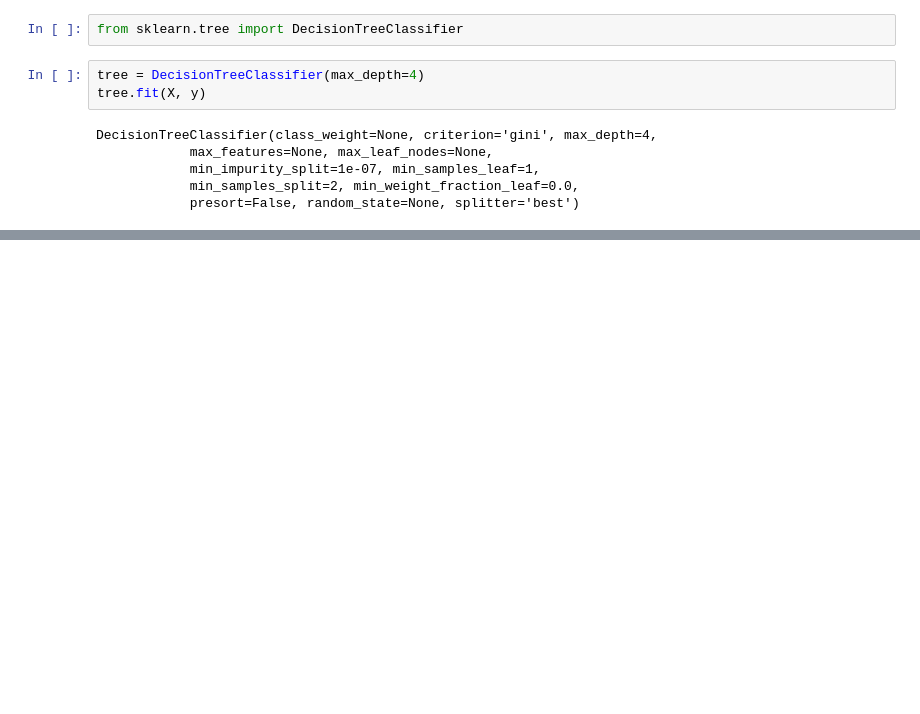
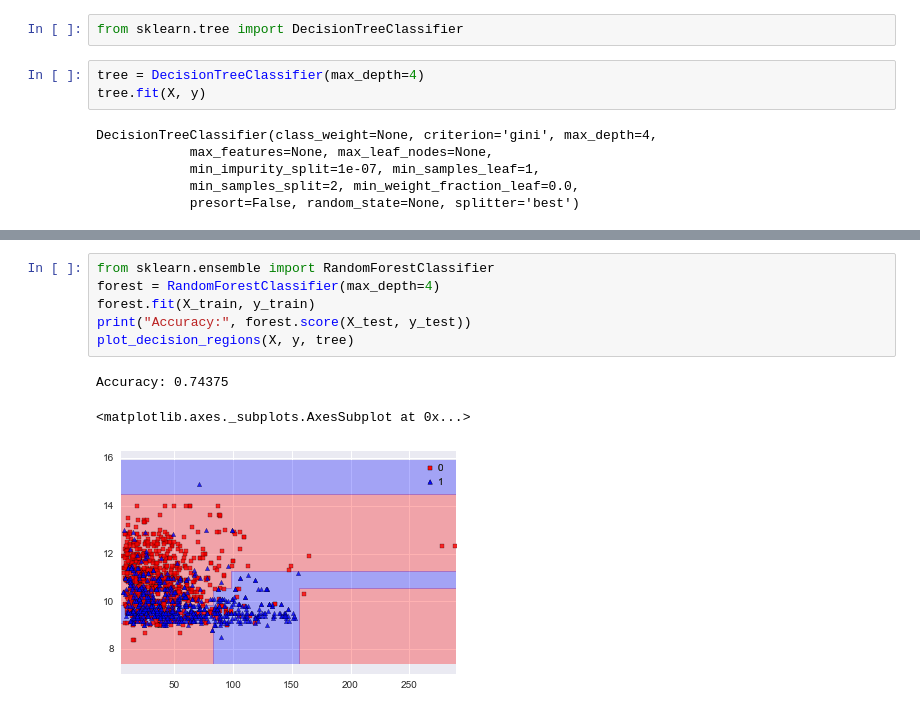
Before and after one commit to Einext/jupyter-notebooks, a Jupyter notebook: 06 Classification Exercise.ipynb, the cells around one changed output, grey strips where cells are left out. Cells and saved outputs as stored; diff of their text form; blank space fills up the shorter version.

```diff
--- a/06 Classification Exercise.ipynb
+++ b/06 Classification Exercise.ipynb
@@ -160,0 +141,10 @@ df
+# %%
+from sklearn.ensemble import RandomForestClassifier
+forest = RandomForestClassifier(max_depth=4)
+forest.fit(X_train, y_train)
+print("Accuracy:", forest.score(X_test, y_test))
+plot_decision_regions(X, y, tree)
+# %% [output]
+Accuracy: 0.74375
+<matplotlib.axes._subplots.AxesSubplot at 0x...>
+[figure, added]
```
Also changed, not shown: parts of 6 cells of this notebook.
